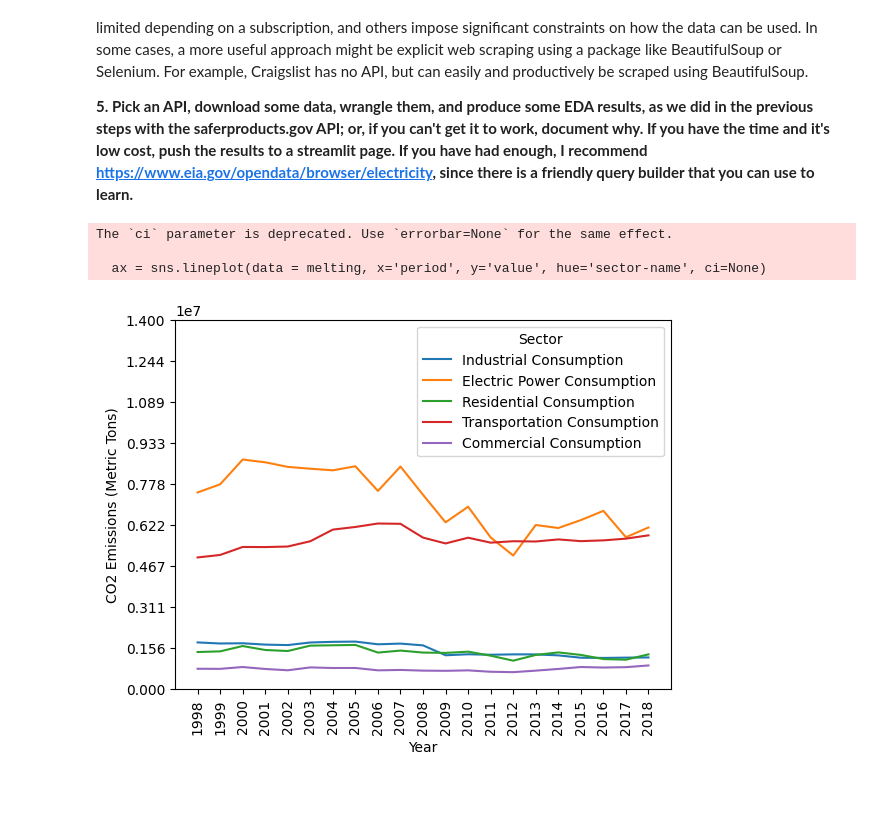
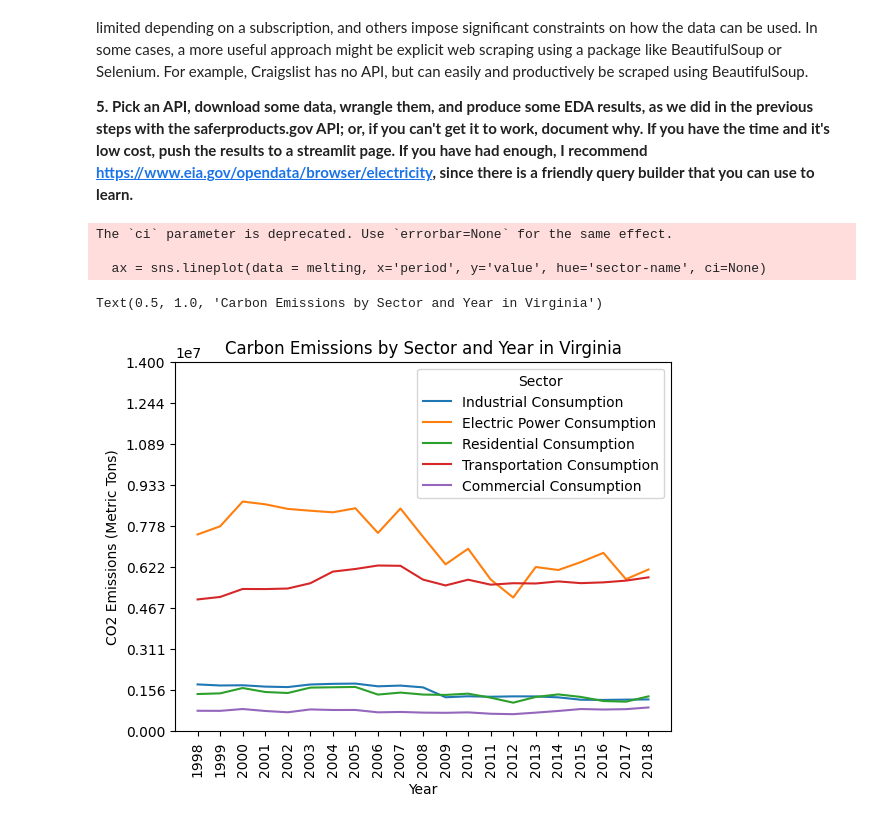
Before and after one commit to vrhughes/labs, a Jupyter notebook: 01_api_calls/assignment_notebook.ipynb, the cells around one changed output. Cells and saved outputs as stored; diff of their text form; code cells hidden in the pictures; blank space fills up the shorter version.

```diff
--- a/01_api_calls/assignment_notebook.ipynb
+++ b/01_api_calls/assignment_notebook.ipynb
@@ -248,31 +248,33 @@ data = raw.json() # Convert data from json to dictionary
 df = pd.DataFrame.from_dict(data)
 df.describe() # get a better sense of what we are looking at
 
 # Part 3: cleaning
 # Condensed data into only columns I care about
 condensed = pd.DataFrame(df['response']['data'], columns=['period', 'sector-name', 'emissions'])
 condensed.describe()
 condensed['emissions'] = pd.to_numeric(condensed['emissions'])
 # Since the data is relatively clean there is not much to do except plot
 
 # Part 4: plotting!
 # I want color to correspond to sector name, period on the x, emissions on the y
 # melting time! This allows me to plot easier
 melting = pd.melt(condensed, id_vars=['period', 'sector-name'], value_vars=['emissions'])
 
 # Plotting and plot formatting
 ax = sns.lineplot(data = melting, x='period', y='value', hue='sector-name', ci=None)
 ys = np.linspace(0, 1.4e7, 10)
 ax.set_yticks(ys)
 labels = ax.get_xticklabels()
 ax.set_xticklabels(labels, rotation=90)
 ax.set(xlim=ax.get_xlim()[::-1])
 ax.set_xlabel('Year')
 ax.set_ylabel('CO2 Emissions (Metric Tons)')
 legend = ax.get_legend()
 legend.set_title('Sector')
+ax.set_title('Carbon Emissions by Sector and Year in Virginia')
 # %% [output]
 The `ci` parameter is deprecated. Use `errorbar=None` for the same effect.
 
   ax = sns.lineplot(data = melting, x='period', y='value', hue='sector-name', ci=None)
+Text(0.5, 1.0, 'Carbon Emissions by Sector and Year in Virginia')
-[figure, old version]
+[figure, new version]
```
